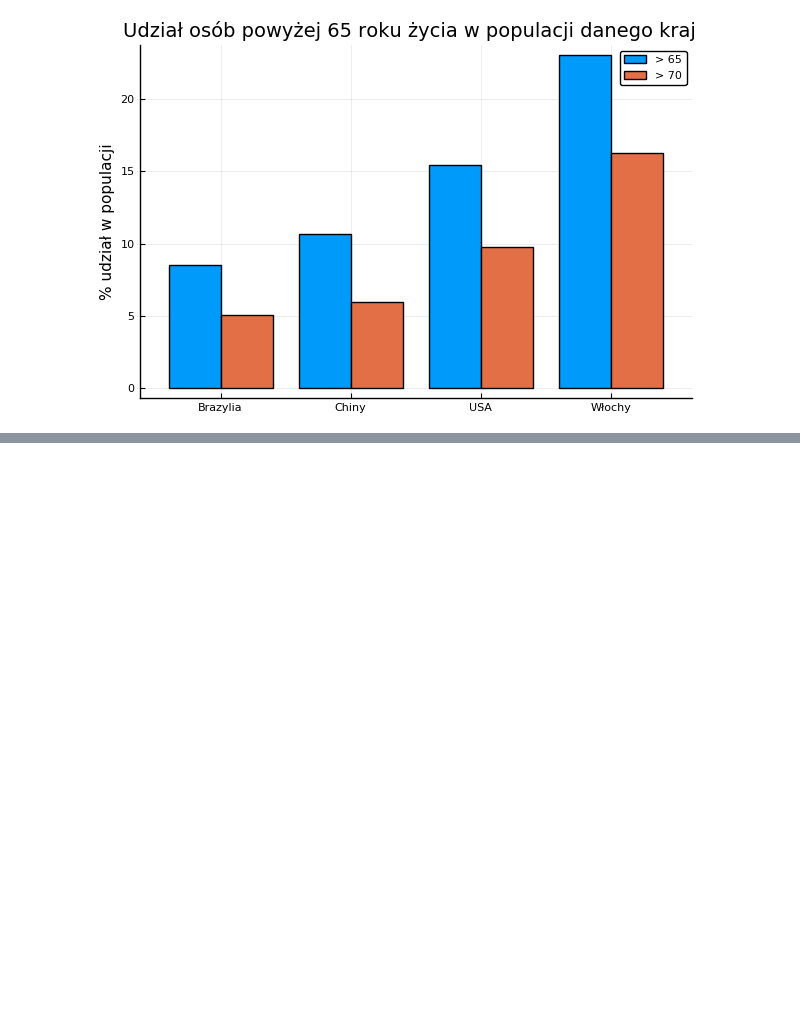
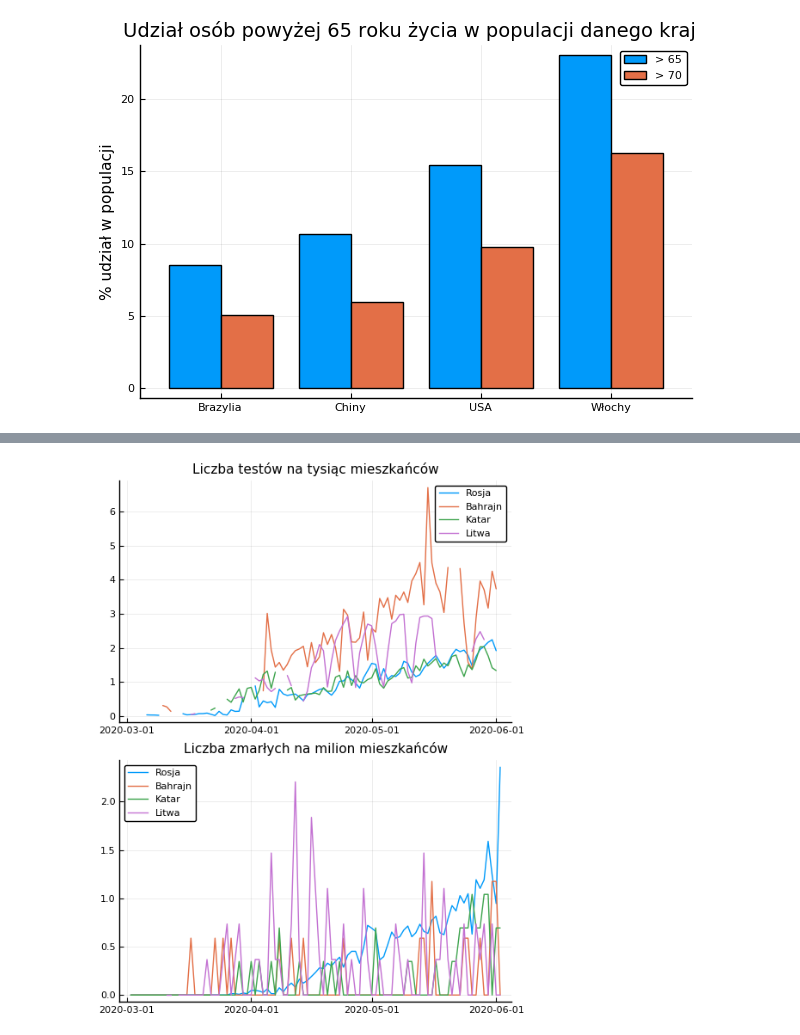
Before and after one commit to wstryc/Wizualizacja-COVID-19, a Jupyter notebook: projekt.ipynb, the cells around one changed output, grey strips where cells are left out. Drawn from its saved outputs; the diff is of its cells as text; code cells hidden in the pictures; blank space fills up the shorter version.

Commit message:
Ilość testów a liczba zarażonych i zmarłaych

```diff
--- a/projekt.ipynb
+++ b/projekt.ipynb
@@ -218,0 +204,23 @@ rand(10,3)
+# %%
+russia = covid[(covid[:location] .== "Russia") .& (covid[:date] .> Date(2020,3,1)) , :]
+bahrain = covid[(covid[:location] .== "Bahrain") .& (covid[:date] .> Date(2020,3,1)) , :]
+qatar = covid[(covid[:location] .== "Qatar") .& (covid[:date] .> Date(2020,3,1)) , :]
+lithuania = covid[(covid[:location] .== "Lithuania") .& (covid[:date] .> Date(2020,3,1)) , :]
+
+labels = ["Rosja", "Bahrajn", "Katar", "Litwa"]
+countries = [russia, bahrain, qatar, lithuania]
+
+p1 = plot(title="Liczba testów na tysiąc mieszkańców", label="USA", titlefont=font(11))
+p2 = plot(title="Liczba zmarłych na milion mieszkańców", label="USA", titlefont=font(11))
+
+for country in zip(countries, labels)
+    df = country[1]
+    plot!(p1, df[:date], df[:new_tests_per_thousand], label=country[2])
+    plot!(p2, df[:date], df[:new_deaths_per_million], label=country[2])
+end
+
+
+
+plot(p1, p2, layout=(2,1), size=(500,650))
+# %% [output]
+[figure, added]
```
Also changed, not shown: parts of 12 cells of this notebook.
